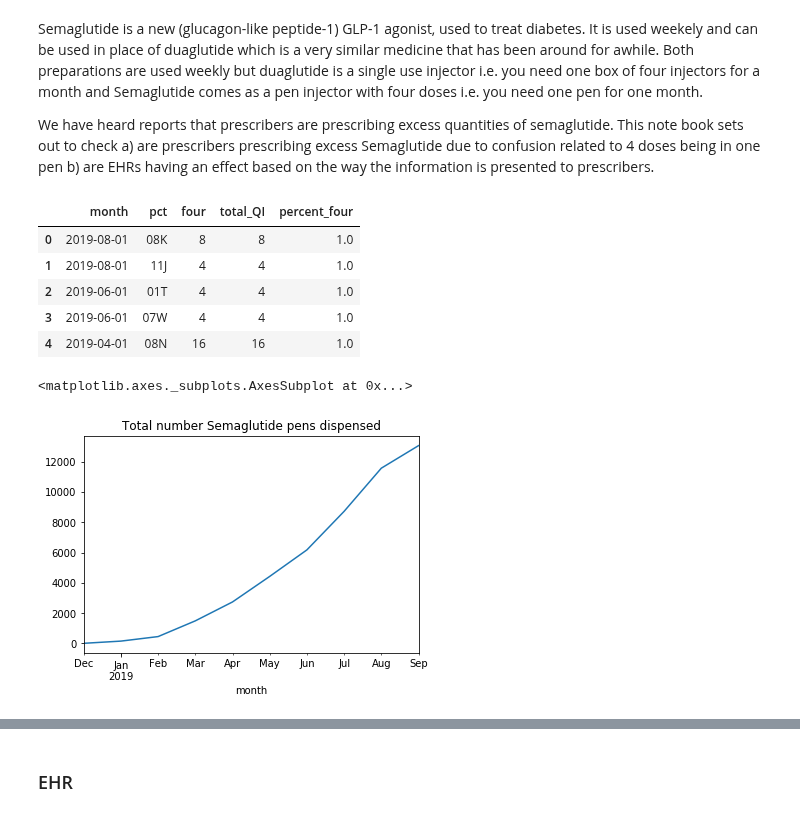
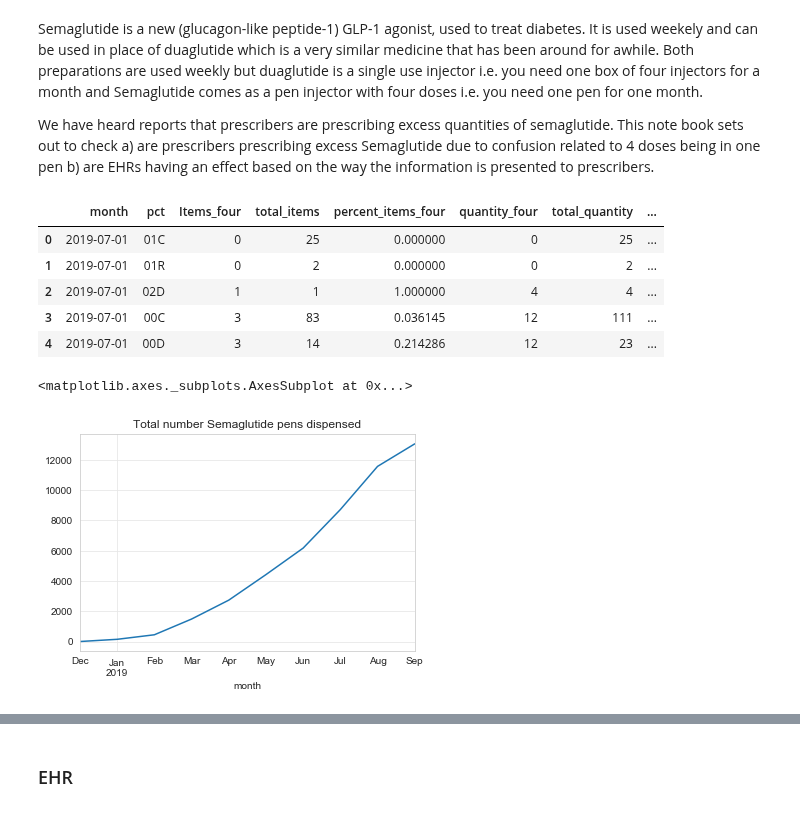
Before and after one commit to ebmdatalab/jupyter-notebooks, a Jupyter notebook: measures_by_software/Draft ideas/Diabetes - Semaglutide/Semaglutide Quantity Draft.ipynb, the cells around one changed output, grey strips where cells are left out. Cells and saved outputs as stored; diff of their text form; code cells hidden in the pictures.

```diff
--- a/measures_by_software/Draft ideas/Diabetes - Semaglutide/Semaglutide Quantity Draft.ipynb
+++ b/measures_by_software/Draft ideas/Diabetes - Semaglutide/Semaglutide Quantity Draft.ipynb
@@ -18,15 +18,25 @@ SELECT
   CAST(month AS DATE) AS month,
   pct,
   SUM(CASE
+      WHEN quantity_per_item>=4 THEN items
+      ELSE 0
+  END) AS items_four,
+  SUM(items) AS total_items,
+  IEEE_DIVIDE(SUM(CASE
+      WHEN quantity_per_item>=4 THEN items
+      ELSE 0
+  END),
+      SUM(items)) AS percent_items_four,
+    SUM(CASE
       WHEN quantity_per_item>=4 THEN total_quantity
       ELSE 0
-  END) AS four,
-  SUM(total_quantity) AS total_QI,
+  END) AS quantity_four,
+  SUM(total_quantity) AS total_quantity,
   IEEE_DIVIDE(SUM(CASE
       WHEN quantity_per_item>=4 THEN total_quantity
       ELSE 0
   END),
-      SUM(total_quantity)) AS percent_four
+      SUM(total_quantity)) AS percent_quantity_four
 FROM
  ebmdatalab.hscic.raw_prescribing_normalised AS presc
 JOIN
@@ -40,22 +50,20 @@ ccgs.org_type='CCG'
 GROUP BY
   month,
   pct
-ORDER BY
-  percent_four DESC
     '''
 
 df = bq.cached_read(sql, csv_path='df_sema_qty.csv')
 df['month'] = df['month'].astype('datetime64[ns]')
 df.head()
 # %% [output]
-|  | month | pct | four | total_QI | percent_four |
-| 0 | 2019-08-01 | 08K | 8 | 8 | 1.0 |
-| 1 | 2019-08-01 | 11J | 4 | 4 | 1.0 |
-| 2 | 2019-06-01 | 01T | 4 | 4 | 1.0 |
-| 3 | 2019-06-01 | 07W | 4 | 4 | 1.0 |
-| 4 | 2019-04-01 | 08N | 16 | 16 | 1.0 |
+|  | month | pct | Items_four | total_items | percent_items_four | quantity_four | total_quantity | ... |
+| 0 | 2019-07-01 | 01C | 0 | 25 | 0.000000 | 0 | 25 | ... |
+| 1 | 2019-07-01 | 01R | 0 | 2 | 0.000000 | 0 | 2 | ... |
+| 2 | 2019-07-01 | 02D | 1 | 1 | 1.000000 | 4 | 4 | ... |
+| 3 | 2019-07-01 | 00C | 3 | 83 | 0.036145 | 12 | 111 | ... |
+| 4 | 2019-07-01 | 00D | 3 | 14 | 0.214286 | 12 | 23 | ... |
 # %%
-df.groupby("month")['total_QI'].sum().plot(kind='line', title="Total number Semaglutide pens dispensed")
+df.groupby("month")['total_quantity'].sum().plot(kind='line', title="Total number Semaglutide pens dispensed")
 # %% [output]
 <matplotlib.axes._subplots.AxesSubplot at 0x...>
-[figure, old version]
+[figure, new version]
```
Also changed, not shown: parts of 4 cells of this notebook, 1 other file.
